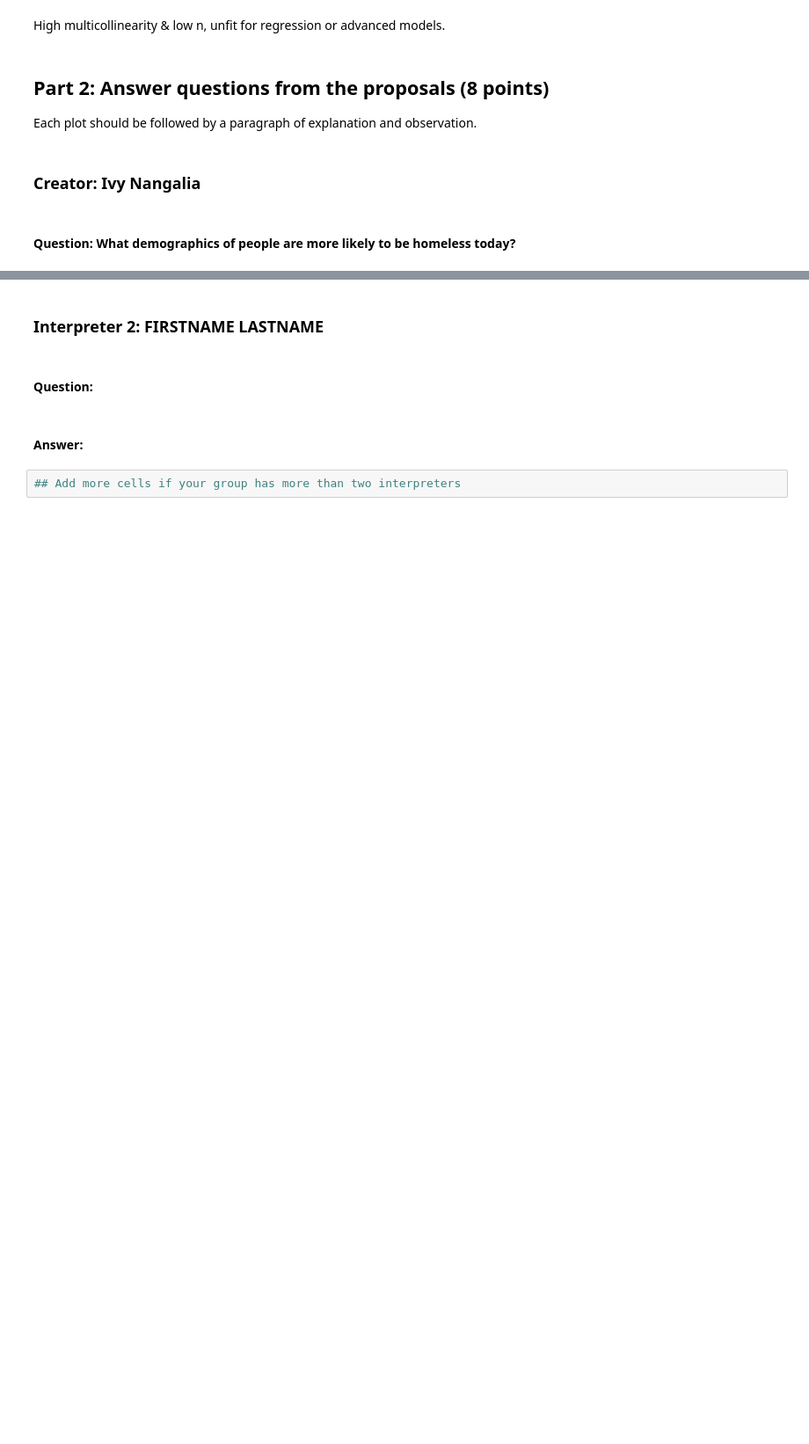
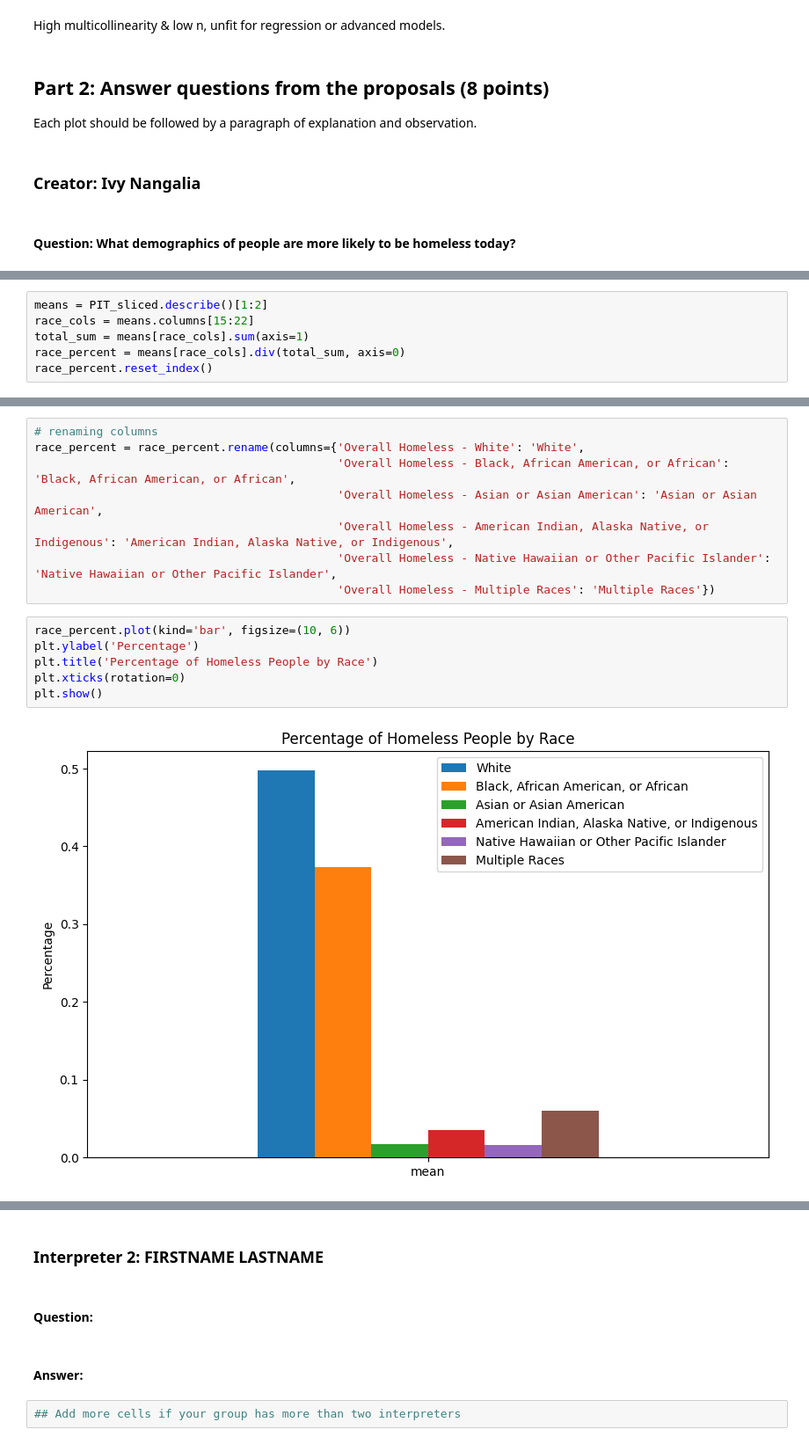
Before and after one commit to ivynangalia/320, a Jupyter notebook: proj/EDA Template.ipynb, the cells around one changed output, grey strips where cells are left out. Shown: that part at 88% size. Drawn from its saved outputs; the diff is of its cells as text; blank space fills up the shorter version.

```diff
--- a/proj/EDA Template.ipynb
+++ b/proj/EDA Template.ipynb
@@ -282,0 +281,6 @@ Each plot should be followed by a paragraph of explanation and observation.
+# %%
+means = PIT_sliced.describe()[1:2]
+race_cols = means.columns[15:22]
+total_sum = means[race_cols].sum(axis=1)
+race_percent = means[race_cols].div(total_sum, axis=0)
+race_percent.reset_index()
@@ -282,0 +290,16 @@ Each plot should be followed by a paragraph of explanation and observation.
+# %%
+# renaming columns
+race_percent = race_percent.rename(columns={'Overall Homeless - White': 'White',
+                                            'Overall Homeless - Black, African American, or African': 'Black, African American, or African',
+                                            'Overall Homeless - Asian or Asian American': 'Asian or Asian American',
+                                            'Overall Homeless - American Indian, Alaska Native, or Indigenous': 'American Indian, Alaska Native, or Indigenous',
+                                            'Overall Homeless - Native Hawaiian or Other Pacific Islander': 'Native Hawaiian or Other Pacific Islander',
+                                            'Overall Homeless - Multiple Races': 'Multiple Races'})
+# %%
+race_percent.plot(kind='bar', figsize=(10, 6))
+plt.ylabel('Percentage')
+plt.title('Percentage of Homeless People by Race')
+plt.xticks(rotation=0)
+plt.show()
+# %% [output]
+[figure, added]
```
Also changed, not shown: parts of 9 cells of this notebook, 1 other file.
